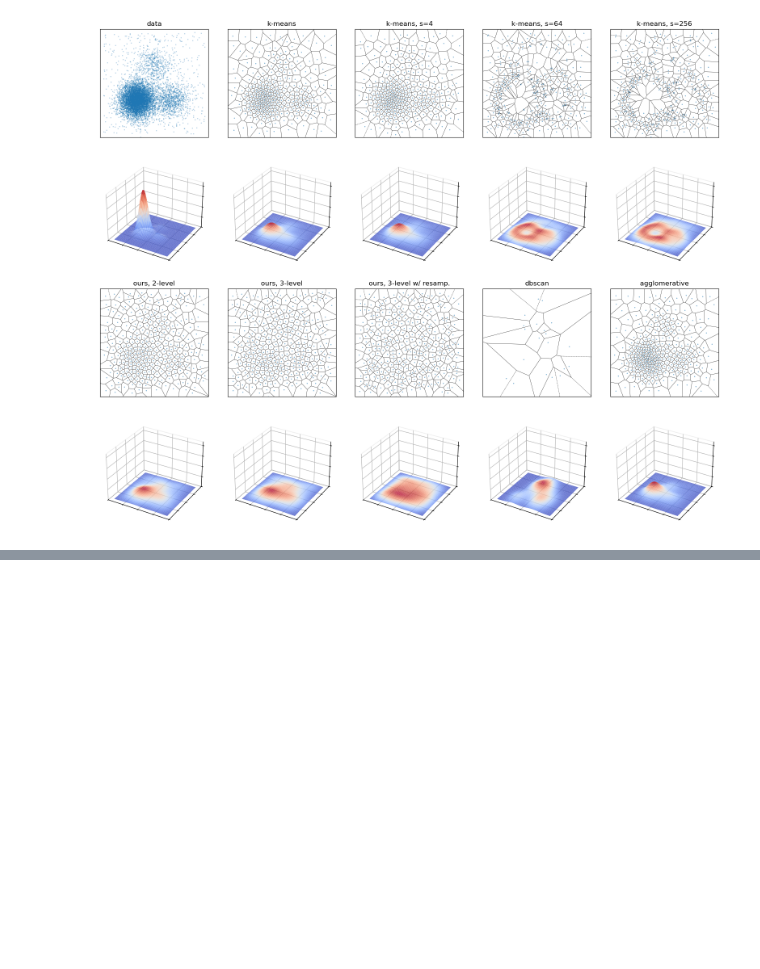
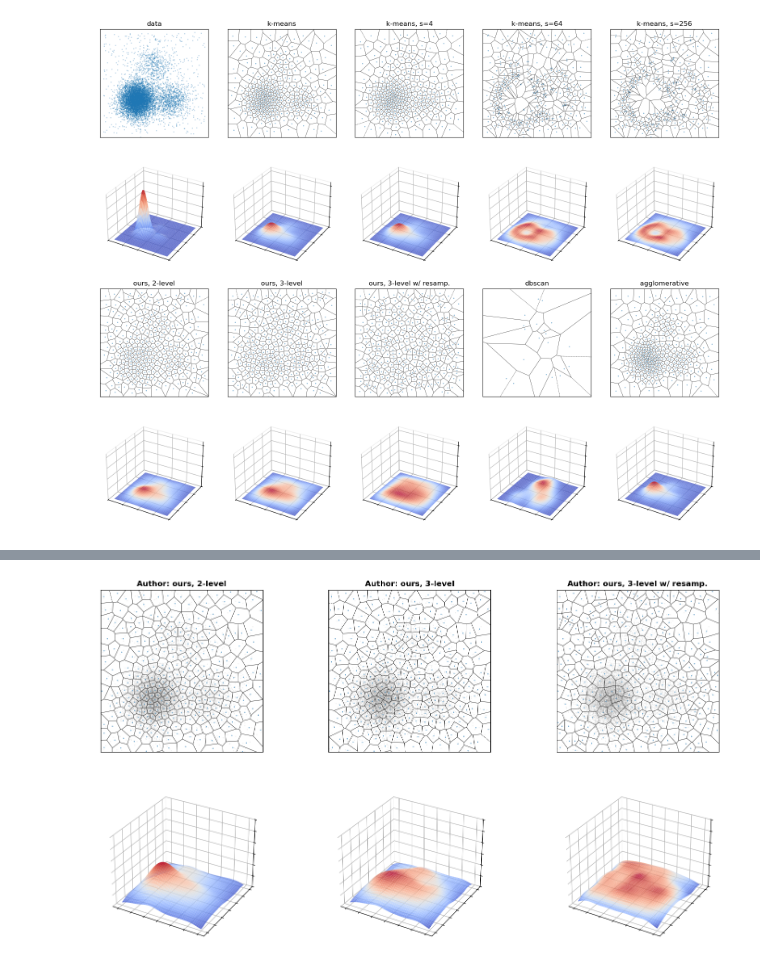
Before and after one commit to pqthinh232/Data-Mining-Lab-3-Clustering-and-its-applications, a Jupyter notebook: notebooks/01_main_experiments.ipynb, the cells around one changed output, grey strips where cells are left out. Drawn from its saved outputs; the diff is of its cells as text; code cells hidden in the pictures; blank space fills up the shorter version.

```diff
--- a/notebooks/01_main_experiments.ipynb
+++ b/notebooks/01_main_experiments.ipynb
@@ -196,3 +196,15 @@ from src.visualization import plot_paper_style_fig3a
 plot_paper_style_fig3a(X, all_centroids)
 # %% [output]
 [figure]
+# %%
+import torch
+from src_author.hierarchical_kmeans_gpu import hierarchical_kmeans, hierarchical_kmeans_with_resampling
+
+# Chuyển dữ liệu sang Tensor (để chạy trên code tác giả dùng PyTorch)
+device = 'cuda' if torch.cuda.is_available() else 'cpu'
+X_tensor = torch.tensor(X, device=device, dtype=torch.float32)
+
+# Dictionary để lưu KL của tác giả
+author_kl_results = {}
+# Dictionary để lưu centroids của tác giả (để vẽ hình nếu cần)
+author_centroids = {}
@@ -198,0 +304,61 @@ plot_paper_style_fig3a(X, all_centroids)
+# %%
+from scipy.spatial import Voronoi, voronoi_plot_2d
+from sklearn.neighbors import KernelDensity
+
+def plot_author_visualization(X, author_centroids):
+    # 3 phương pháp của tác giả
+    methods = ['2level', '3level', '3level_resamp']
+    titles = ['ours, 2-level', 'ours, 3-level', 'ours, 3-level w/ resamp.']
+
+    fig = plt.figure(figsize=(18, 10))
+
+    # Thiết lập lưới tọa độ cho KDE
+    grid_size = 50
+    L = 3
+    x_range = np.linspace(-L, L, grid_size)
+    y_range = np.linspace(-L, L, grid_size)
+    gx, gy = np.meshgrid(x_range, y_range)
+    grid_coords = np.vstack([gx.ravel(), gy.ravel()]).T
+
+    for i, (key, title) in enumerate(zip(methods, titles)):
+        centroids = author_centroids[key]
+
+        # --- HÀNG 1: VORONOI ---
+        ax_vor = fig.add_subplot(2, 3, i + 1)
+        # Vẽ data mờ phía sau
+        ax_vor.scatter(X[:, 0], X[:, 1], s=0.5, alpha=0.1, color='gray')
+        # Vẽ Voronoi
+        vor = Voronoi(centroids)
+        voronoi_plot_2d(vor, ax=ax_vor, show_vertices=False, line_colors='black',
+                        line_width=0.5, point_size=1, point_color='blue')
+        ax_vor.set_title(f"Author: {title}", fontweight='bold')
+        ax_vor.set_xlim(-3, 3); ax_vor.set_ylim(-3, 3)
+        ax_vor.set_xticks([]); ax_vor.set_yticks([])
+        ax_vor.set_aspect('equal')
+
+        # --- HÀNG 2: KDE 3D CÓ LƯỚI ---
+        ax_kde = fig.add_subplot(2, 3, i + 4, projection='3d')
+
+        # Tính KDE bằng KernelDensity (chuẩn paper)
+        kde = KernelDensity(bandwidth=0.5, kernel='gaussian').fit(centroids)
+        f = np.exp(kde.score_samples(grid_coords)).reshape(gx.shape)
+
+        # Vẽ mặt phẳng có lưới
+        surf = ax_kde.plot_surface(gx, gy, f, cmap='coolwarm', edgecolor='none', alpha=0.8)
+
+        # Cấu hình khung lưới 3D giống hệt báo
+        ax_kde.set_zlim(0, 0.12) # Cố định chiều cao
+        ax_kde.grid(True, linestyle='--', alpha=0.3)
+        ax_kde.set_xticklabels([]); ax_kde.set_yticklabels([]); ax_kde.set_zticklabels([])
+        ax_kde.view_init(elev=30, azim=-60)
+
+        # Làm sạch các mặt phẳng tọa độ
+        ax_kde.xaxis.pane.fill = ax_kde.yaxis.pane.fill = ax_kde.zaxis.pane.fill = False
+
+    plt.tight_layout()
+    plt.show()
+
+# Thực thi vẽ
+plot_author_visualization(X, author_centroids)
+# %% [output]
+[figure, added]
```
Also changed, not shown: parts of 4 cells of this notebook.
